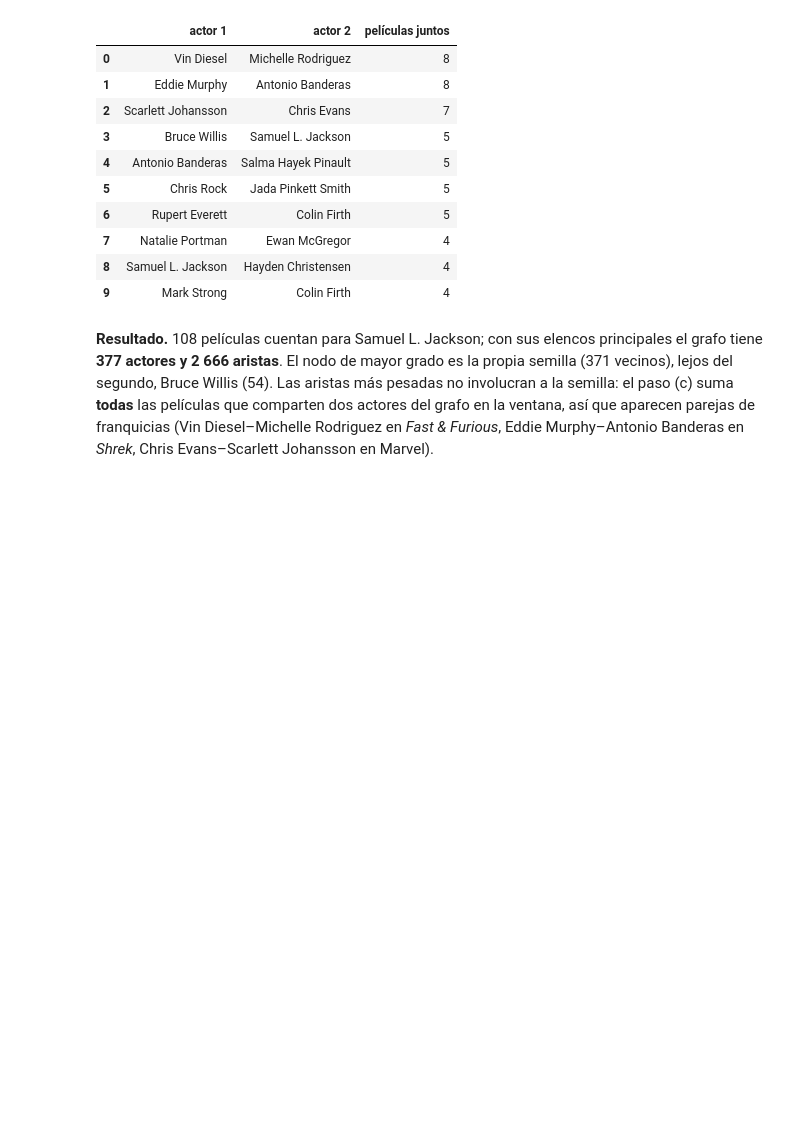
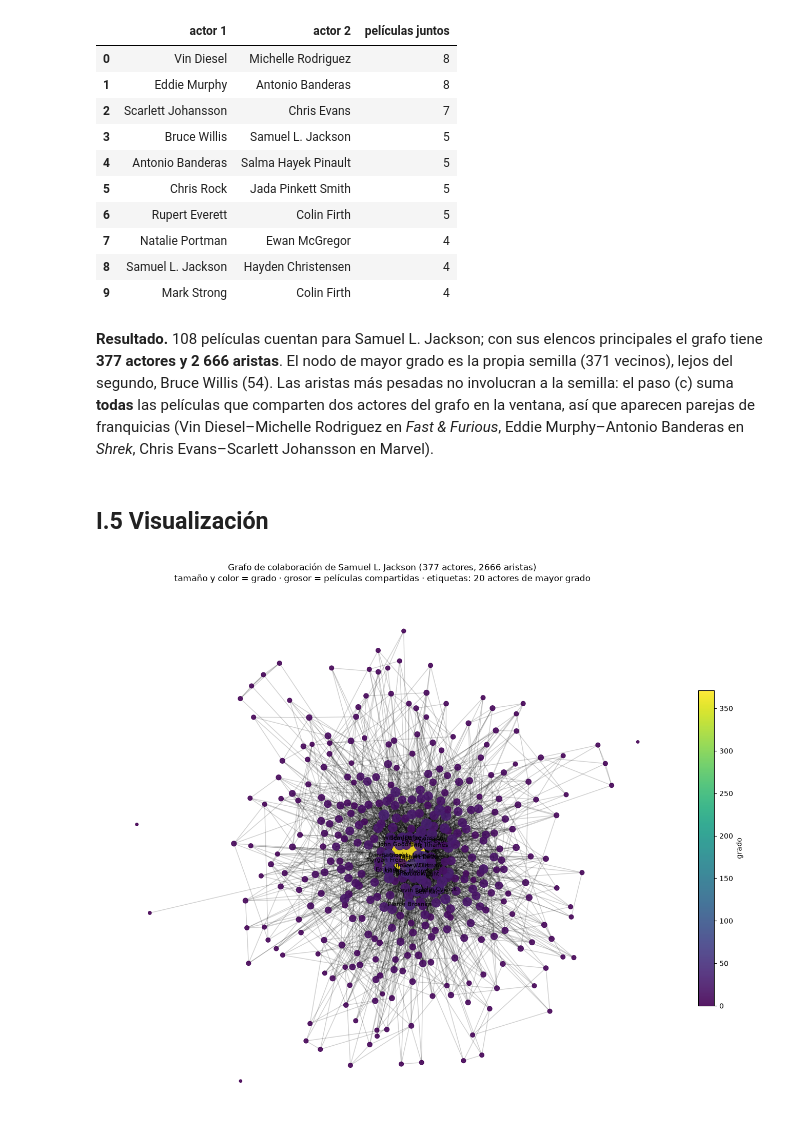
Before and after one commit to pabloflores465/grafo-colaboracion-samuel-l-jackson, a Jupyter notebook: grafo_colaboracion.ipynb, the cells around one changed output. Cells and saved outputs as stored; diff of their text form; code cells hidden in the pictures; blank space fills up the shorter version.

Commit message:
Visualización del grafo (I.5)

```diff
--- a/grafo_colaboracion.ipynb
+++ b/grafo_colaboracion.ipynb
@@ -146,3 +146,22 @@ pd.DataFrame([(g.nodes[a], g.nodes[b], w) for (a, b), w in aristas_pesadas],
 Las aristas más pesadas no involucran a la semilla: el paso (c) suma **todas** las películas que comparten dos actores
 del grafo en la ventana, así que aparecen parejas de franquicias (Vin Diesel–Michelle Rodriguez en *Fast & Furious*,
 Eddie Murphy–Antonio Banderas en *Shrek*, Chris Evans–Scarlett Johansson en Marvel).
+# %% [markdown]
+## I.5 Visualización
+# %%
+G = nx.Graph()
+G.add_nodes_from(ids)
+G.add_weighted_edges_from([(a, b, w) for (a, b), w in g.edges.items()])
+pos = nx.spring_layout(G, weight="weight", seed=7, k=0.35)
+tam = np.array([grado[n] for n in G.nodes])
+fig, ax = plt.subplots(figsize=(14, 11))
+nx.draw_networkx_edges(G, pos, ax=ax, alpha=0.18, width=[0.5 + 0.6 * G[a][b]["weight"] for a, b in G.edges])
+nc = nx.draw_networkx_nodes(G, pos, ax=ax, node_size=15 + 6 * tam, node_color=tam, cmap="viridis", alpha=0.9)
+etiquetas = {n: g.nodes[n] for n, _ in sorted(grado.items(), key=lambda t: -t[1])[:20]}
+nx.draw_networkx_labels(G, pos, etiquetas, font_size=8, ax=ax)
+fig.colorbar(nc, ax=ax, shrink=0.6, label="grado")
+ax.set_title(f"Grafo de colaboración de {SEMILLA_NOMBRE} ({g.total_nodes()} actores, {g.total_edges()} aristas)\n"
+             "tamaño y color = grado · grosor = películas compartidas · etiquetas: 20 actores de mayor grado")
+ax.axis("off"); fig.tight_layout(); fig.savefig("figuras/grafo.png", dpi=160); plt.show()
+# %% [output]
+[figure, added]
```
Also changed, not shown: 1 other file.
